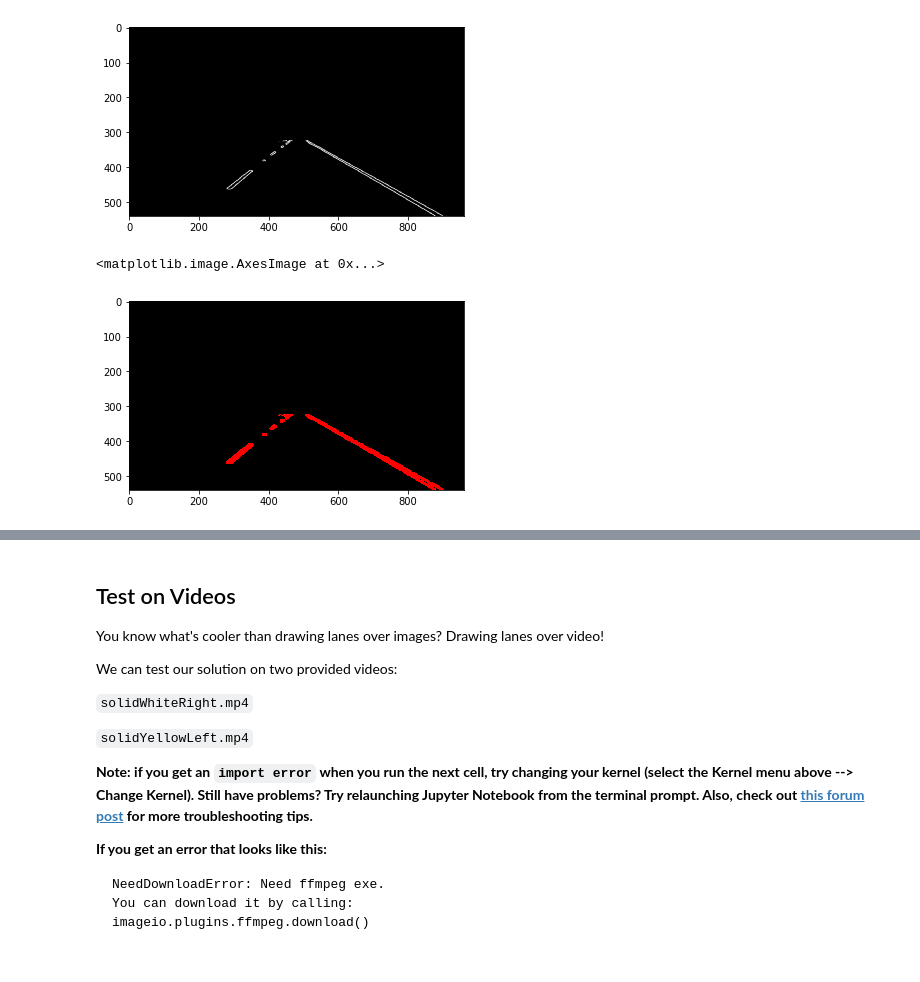
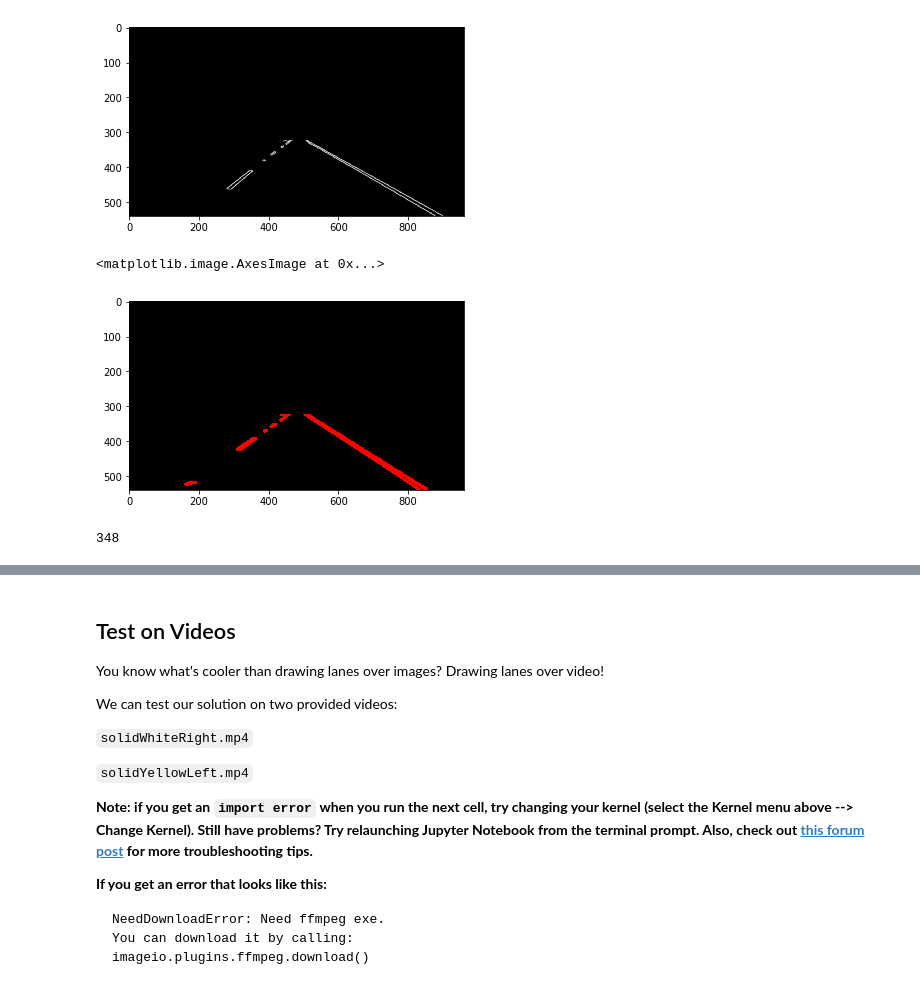
Before and after one commit to Wubuntu88/CarND-LaneLines-P1, a Jupyter notebook: P1.ipynb, the cells around one changed output, grey strips where cells are left out. Cells and saved outputs as stored; diff of their text form; code cells hidden in the pictures.

Commit message:
good enough progress; makes and draws the actual lane lines

```diff
--- a/P1.ipynb
+++ b/P1.ipynb
@@ -260,17 +347,24 @@ plt.imshow(make_region_of_interest(region_filtered_images[0]), cmap='gray') # up
 # line_canvases = [np.copy(image)*0 for img in images]# creating a blank to draw lines on
 # Define the Hough transform parameters
 # Make a blank the same size as our image to draw on
-def make_hough_transform(image):
+def make_hough_lines(image):
     rho = 1 # distance resolution in pixels of the Hough grid
     theta = np.pi/180 # angular resolution in radians of the Hough grid
     threshold = 3     # minimum number of votes (intersections in Hough grid cell)
     min_line_len = 3 #minimum number of pixels making up a line
     max_line_gap = 3    # maximum gap in pixels between connectable line segments
 
-    the_hough_lines = hough_lines(image, rho, theta, threshold, min_line_len, max_line_gap)
-    return the_hough_lines
-the_hough_images = [make_hough_transform(img) for img in region_filtered_images]
-plt.imshow(the_hough_images[0])
+    hough_lines = cv2.HoughLinesP(image, rho, theta, threshold, np.array([]), minLineLength=min_line_len, maxLineGap=max_line_gap)
+    return hough_lines
+# note that each item in the list corresponds to the hough lines detected for a single image
+hough_lines_list = [make_hough_lines(img) for img in region_filtered_images]
-# %% [output]
-<matplotlib.image.AxesImage at 0x...>
-[figure, removed]
+# %%
+the_hough_images_raw = [apply_draw_lines(the_hough_line) for the_hough_line in hough_lines_list]
+plt.imshow(the_hough_images_raw[1])
+# %% [output]
+<matplotlib.image.AxesImage at 0x...>
+[figure, added]
+# %%
+len(hough_lines_list[0])
+# %% [output]
+348
```
Also changed, not shown: parts of 13 cells of this notebook.
